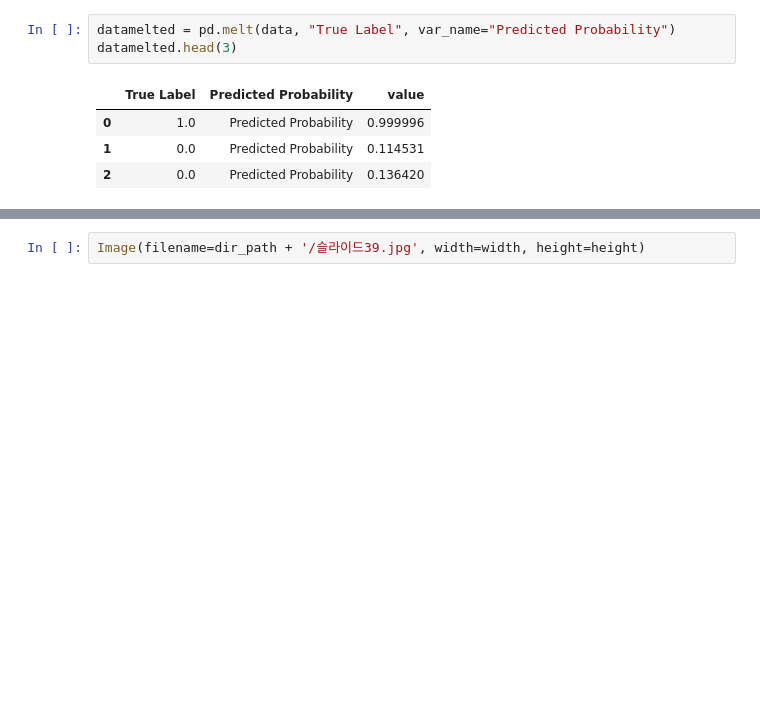
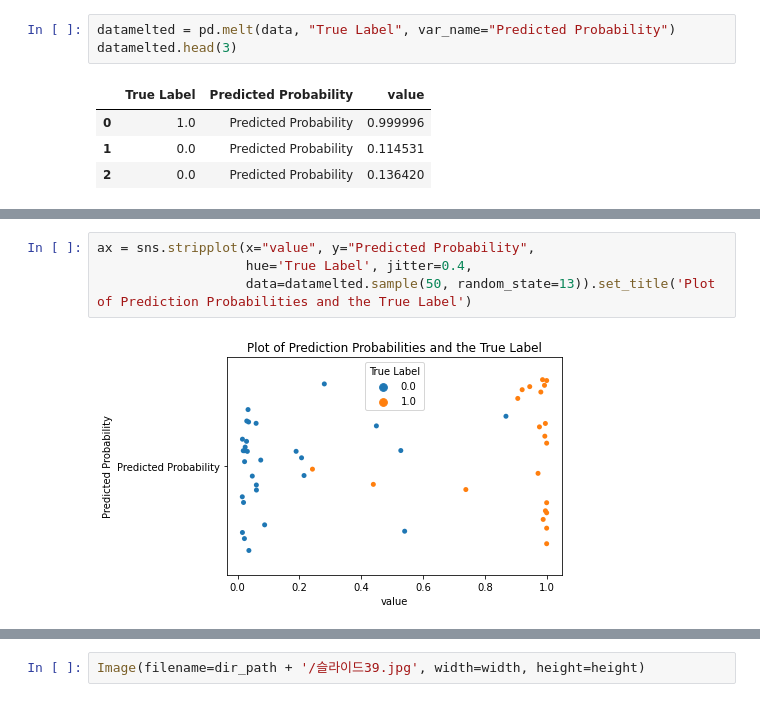
Before and after one commit to ancestor9/aSSIST, a Jupyter notebook: 03_model evaluation.ipynb, the cells around one changed output, grey strips where cells are left out. Saved outputs shown, nothing was run; the diff lists cells and outputs as text; blank space fills up the shorter version.

```diff
--- a/03_model evaluation.ipynb
+++ b/03_model evaluation.ipynb
@@ -412 +401,7 @@ datamelted.head(3)
+# %%
+ax = sns.stripplot(x="value", y="Predicted Probability",
+                   hue='True Label', jitter=0.4,
+                   data=datamelted.sample(50, random_state=13)).set_title('Plot of Prediction Probabilities and the True Label')
+# %% [output]
+[figure, added]
 # %%
```
Also changed, not shown: parts of 9 cells of this notebook.
